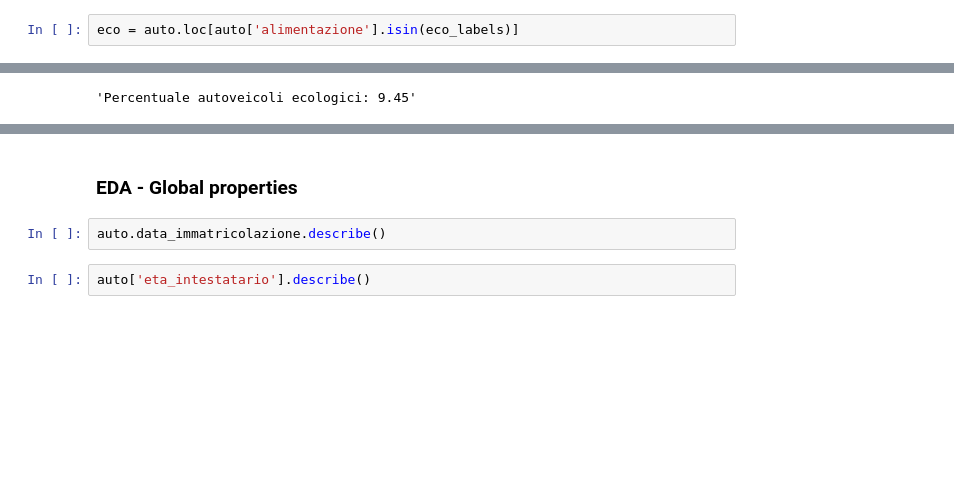
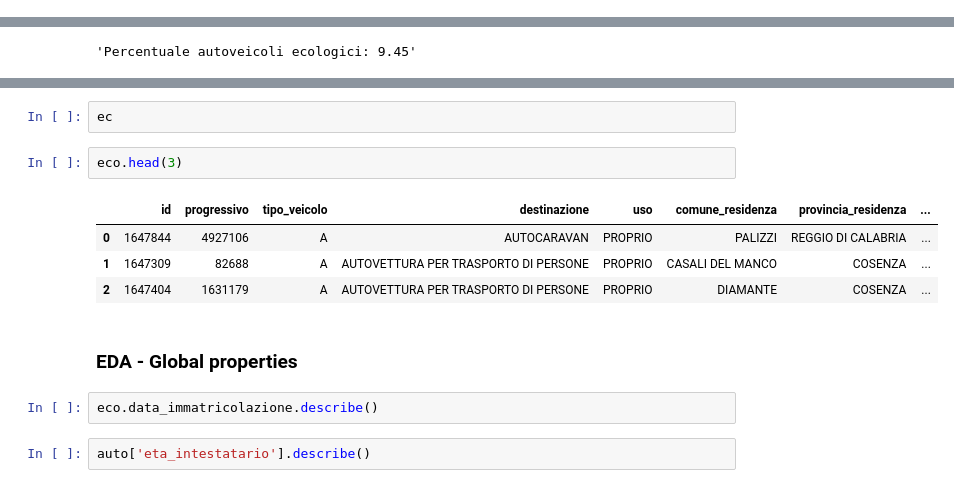
Before and after one commit to mariaclaudia/DAF_EDA_MIT_Patenti-ParcoMacchine, a Jupyter notebook: notebooks/2_MIT_Parco_Macchine_Ecologiche-EDA.ipynb, the cells around one changed output, grey strips where cells are left out. Drawn from its saved outputs; the diff is of its cells as text; blank space fills up the shorter version.

```diff
--- a/notebooks/2_MIT_Parco_Macchine_Ecologiche-EDA.ipynb
+++ b/notebooks/2_MIT_Parco_Macchine_Ecologiche-EDA.ipynb
@@ -259,2 +189,0 @@ eco_labels = ['METANO','ELETTR','GPL','B/GPL','B/MET','IBRIDO BENZINA/ELETTRICO'
-# %%
-eco = auto.loc[auto['alimentazione'].isin(eco_labels)]
@@ -273,7 +294,16 @@ eco.to_csv('../data/output/auto_eco.csv',sep='\t', encoding='utf-8', index=False
+# %%
+ec
+# %%
+eco.head(3)
+# %% [output]
+|  | id | progressivo | tipo_veicolo | destinazione | uso | comune_residenza | provincia_residenza | ... |
+| 0 | 1647844 | 4927106 | A | AUTOCARAVAN | PROPRIO | PALIZZI | REGGIO DI CALABRIA | ... |
+| 1 | 1647309 | 82688 | A | AUTOVETTURA PER TRASPORTO DI PERSONE | PROPRIO | CASALI DEL MANCO | COSENZA | ... |
+| 2 | 1647404 | 1631179 | A | AUTOVETTURA PER TRASPORTO DI PERSONE | PROPRIO | DIAMANTE | COSENZA | ... |
 # %% [markdown]
 ### EDA - Global properties
 # %%
-auto.data_immatricolazione.describe()
+eco.data_immatricolazione.describe()
 # %%
 auto['eta_intestatario'].describe()
 # %% [output]
```
Also changed, not shown: parts of 43 cells of this notebook.
